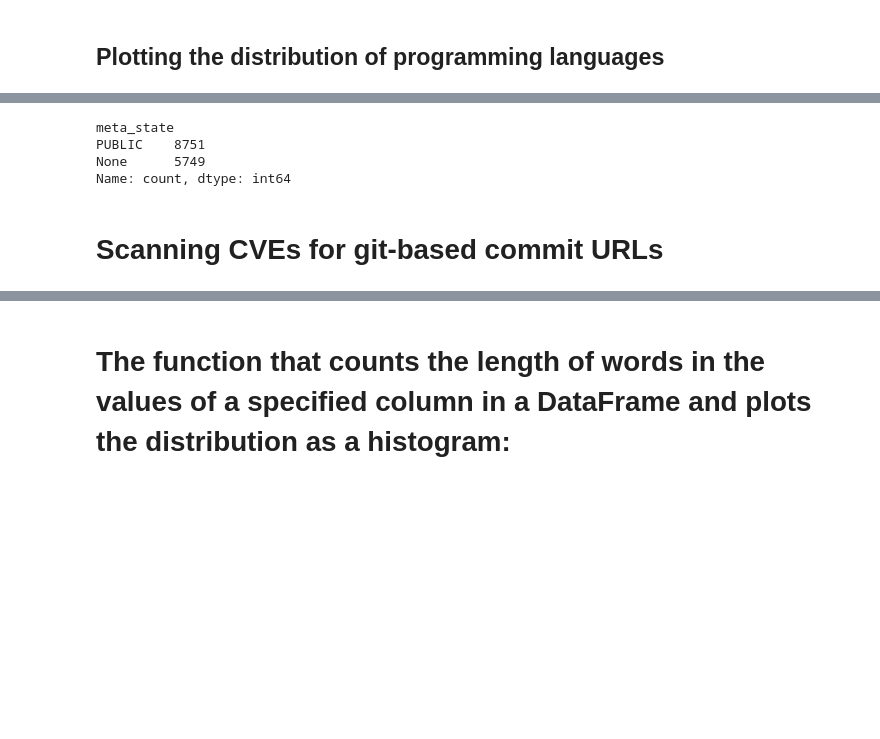
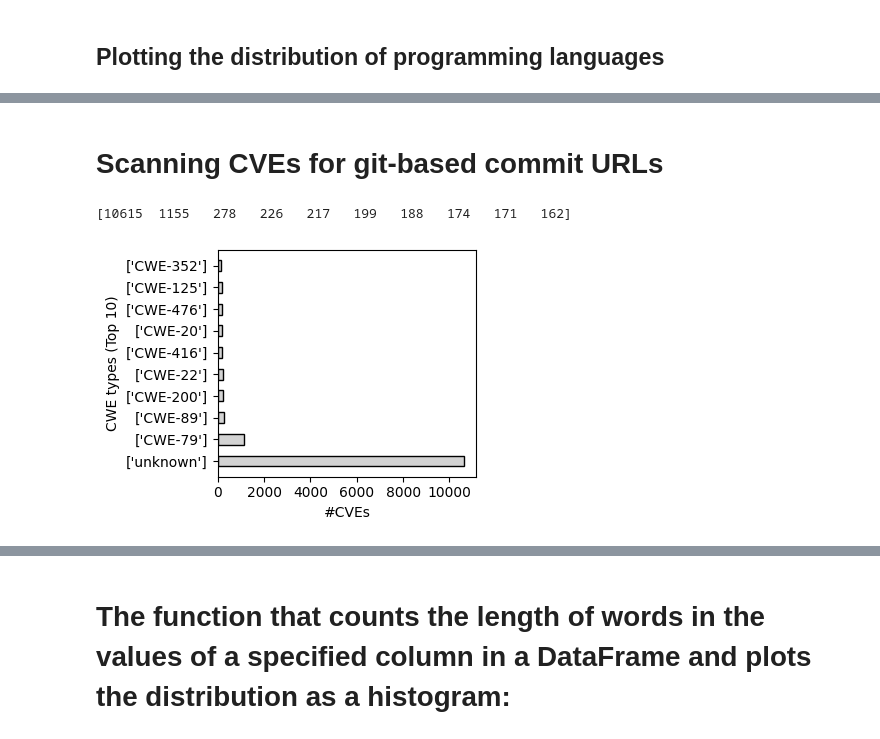
Before and after one commit to SmartSecLab/FixMe, a Jupyter notebook: statistics.ipynb, the cells around one changed output, grey strips where cells are left out. Drawn from its saved outputs; the diff is of its cells as text; code cells hidden in the pictures; blank space fills up the shorter version.

```diff
--- a/statistics.ipynb
+++ b/statistics.ipynb
@@ -59,23 +62,19 @@ df_cve.head(5)
-# %%
-df_cve.meta_state.value_counts()
-# %% [output]
-meta_state
-PUBLIC    8751
-None      5749
-Name: count, dtype: int64
 # %% [markdown]
 # Scanning CVEs for git-based commit URLs
 # %%
-vals = df['cwe'].value_counts().head(10)
+vals = df_cve.problemTypes.value_counts().head(10)
 x = [str(x) for x in vals.index]
 print(vals.values)
 
 fig, ax = plt.subplots(figsize=(4, 3))
 bar_width = 0.5
 bars = ax.barh(x, width=vals.values,color='lightgray', edgecolor='black', height=bar_width)
 ax.set_ylabel('CWE types (Top 10)')
 ax.set_xlabel('#CVEs')
 plt.tight_layout()
 plt.savefig(f'figure/CWE-types.png')
 plt.show()
+# %% [output]
+[10615  1155   278   226   217   199   188   174   171   162]
+[figure, added]
 # %%
```
Also changed, not shown: parts of 12 cells of this notebook, 6 other files.
